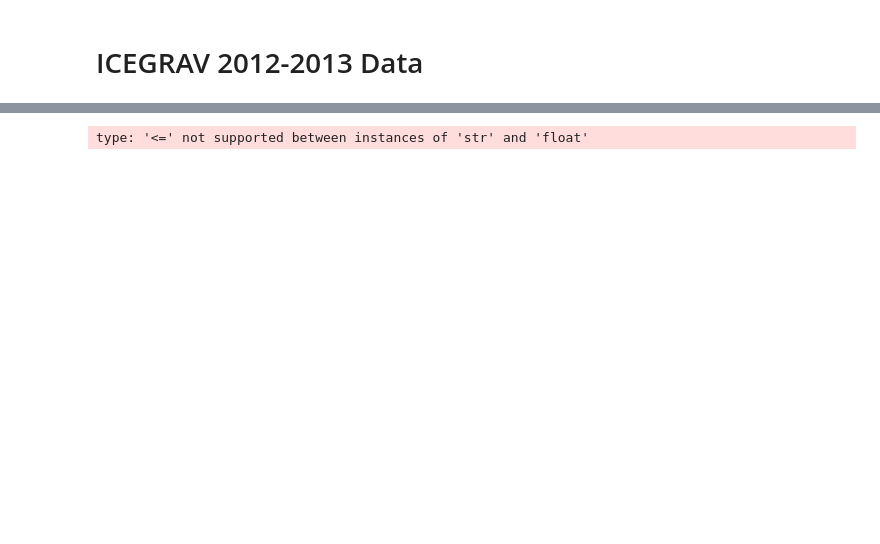
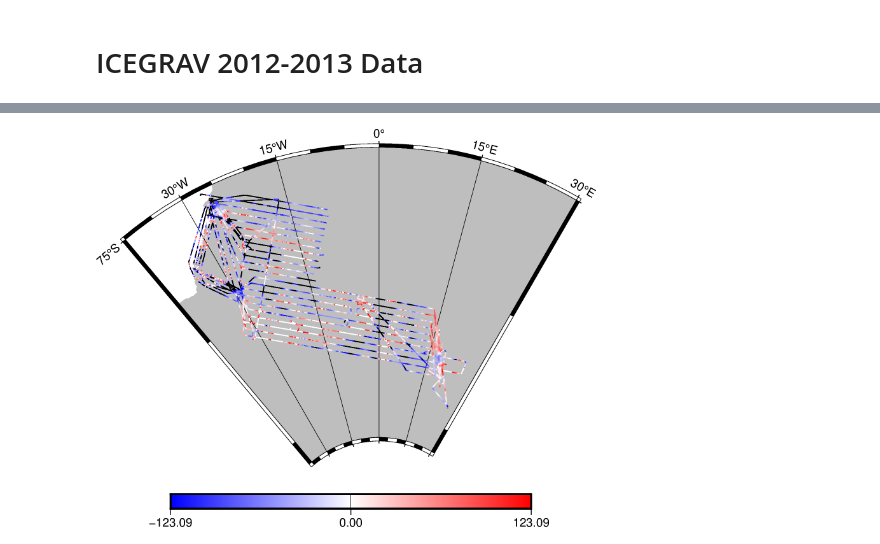
Before and after one commit to compgeolab/eqs-magnetic-dual-layer, a Jupyter notebook: code/ICEGRAV_201213.ipynb, the cells around one changed output, grey strips where cells are left out. Drawn from its saved outputs; the diff is of its cells as text; code cells hidden in the pictures; blank space fills up the shorter version.

Commit message:
Plotted ICEGRAV and FISS datasets.

```diff
--- a/code/ICEGRAV_201213.ipynb
+++ b/code/ICEGRAV_201213.ipynb
@@ -14,8 +10,10 @@ type: invalid syntax (32395503.py, line 1)
 # %%
-icegrav = gdal.Open('../data/ICEGRAV_Mag_2013.XYZ')
 icegrav = pd.read_table(
     '../data/ICEGRAV_Mag_2013_v2.XYZ',
     delim_whitespace=True,
-    dtype={'Line_Number':str, 'Lon':str, 'Lat':str, 'x':str, 'y':str, 'Height_WGS1984':str, 'MagR':str, 'TCorr':str, 'BCorr_Halley':str, 'MagL':str, 'MagML':str,}
+    na_values="*",
+    dtype={'Line_Number':str}
 )
+icegrav.dropna(subset=('Lon', 'Lat'), inplace=True)
+icegrav
 # %% [output]
@@ -41,19 +93,21 @@ icegrav.replace("*", "NaN", inplace=True)
 # %%
 fig = pygmt.Figure()
-fig.coast(region=[-180, 180, -90, -60], projection="S0/-90/12c", frame="afg", land="gray")
+fig.coast(region=[-40, 30, -86, -75], projection="S0/-90/12c", frame="afg", land="gray")
 
 # Need pygmt.makecpt to plot colour.
 # cmap="polar+h" -> +h makes the sure the centre is at zero (white = 0).
-pygmt.makecpt(cmap="polar+h", series=[icegrav.MagL.min(), icegrav.MagL.max()])
+scale = np.nanpercentile(icegrav.MagL,90)
+# pygmt.makecpt(cmap="polar+h", series=[(icegrav.MagL[~icegrav.MagL.isna()]).min(), (icegrav.MagL[~icegrav.MagL.isna()]).max()])
+pygmt.makecpt(cmap="polar+h", series=[-scale, scale])
 
 fig.plot(
-    x=icegrav.MagL,
-    y=icegrav.MagL,
-    color=(icegrav.MagL),
+    x=icegrav.Lon,
+    y=icegrav.Lat,
+    fill=(icegrav.MagL),
     style="c0.02c",
     cmap=True,
 )
 fig.colorbar(position="JBC")
 fig.show()
 # %% [output]
-type: '<=' not supported between instances of 'str' and 'float'
+[figure, added]
```
Also changed, not shown: parts of 11 cells of this notebook.
